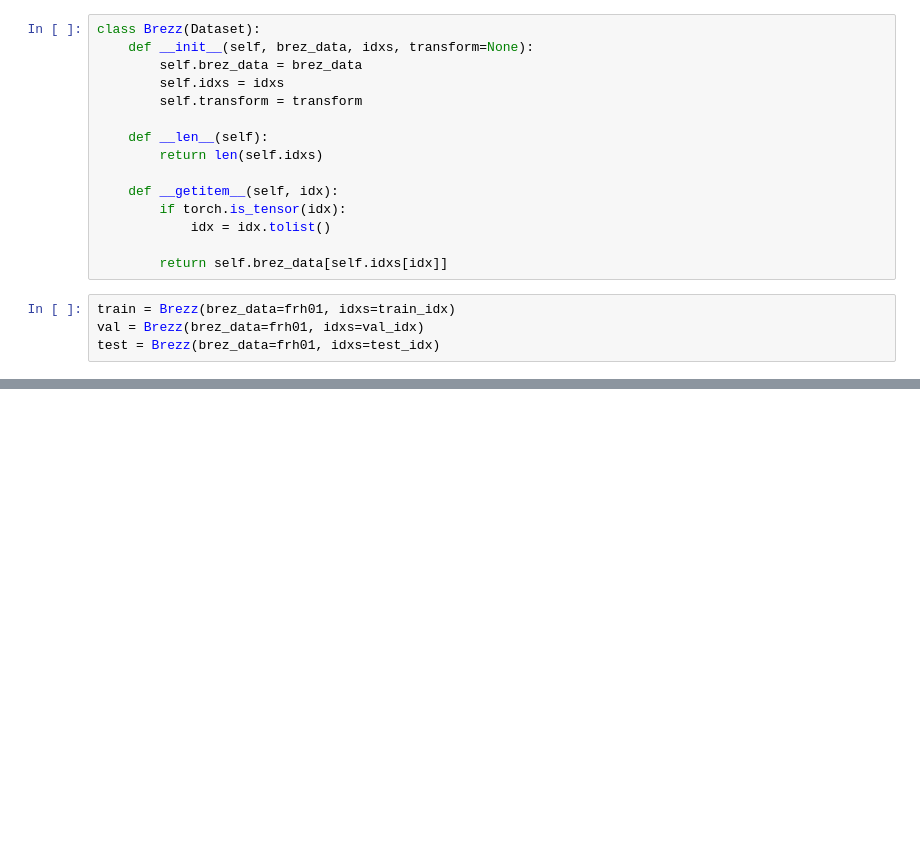
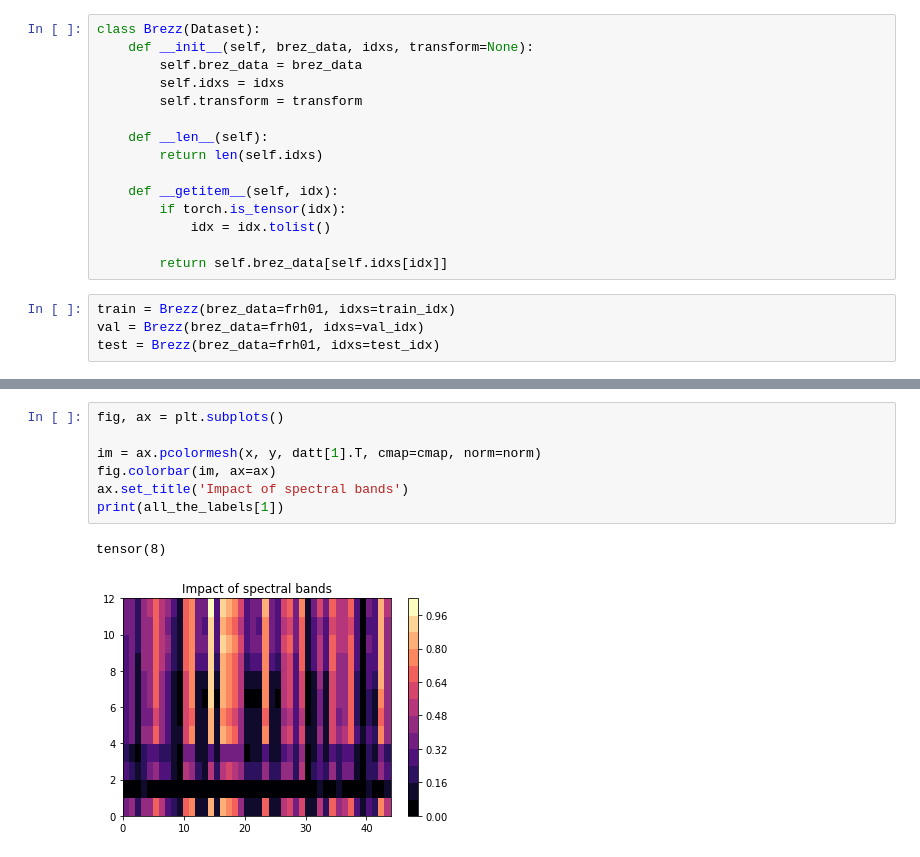
Before and after one commit to maja601/supsup, a Jupyter notebook: brezz.ipynb, the cells around one changed output, grey strips where cells are left out. Cells and saved outputs as stored; diff of their text form; blank space fills up the shorter version.

```diff
--- a/brezz.ipynb
+++ b/brezz.ipynb
@@ -73,0 +249,10 @@ test = Brezz(brez_data=frh01, idxs=test_idx)
+# %%
+fig, ax = plt.subplots()
+
+im = ax.pcolormesh(x, y, datt[1].T, cmap=cmap, norm=norm)
+fig.colorbar(im, ax=ax)
+ax.set_title('Impact of spectral bands')
+print(all_the_labels[1])
+# %% [output]
+tensor(8)
+[figure, added]
```
Also changed, not shown: parts of 35 cells of this notebook.
